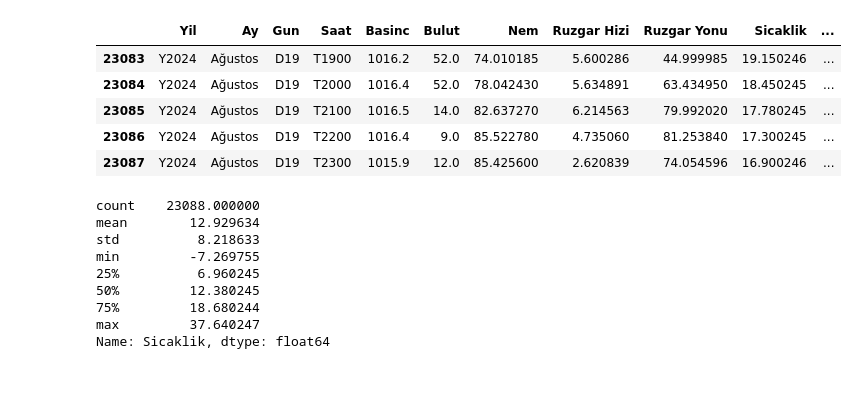
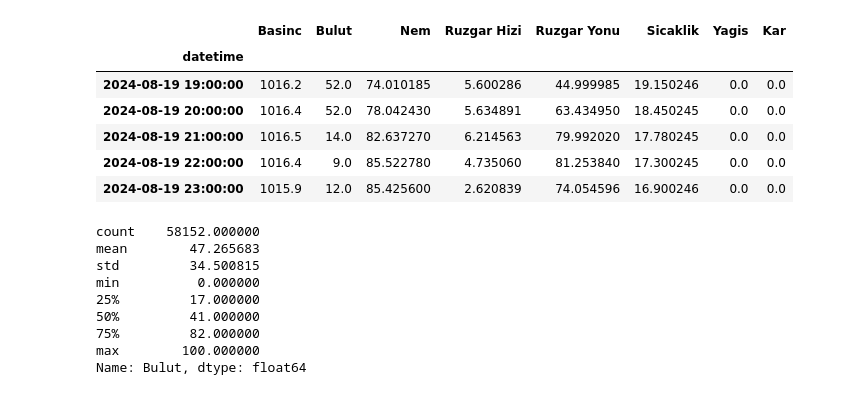
Before and after one commit to ardahanaytan/Hava-Durumu-Tahmini, a Jupyter notebook: notebooks/data_analysis.ipynb, the cells around one changed output. Saved outputs shown, nothing was run; the diff lists cells and outputs as text; code cells hidden in the pictures.

```diff
--- a/notebooks/data_analysis.ipynb
+++ b/notebooks/data_analysis.ipynb
@@ -1,42 +1,57 @@
 # %%
 import pandas as pd
 import seaborn as sns
+import matplotlib.pyplot as plt
 
 df_basinc = pd.read_csv('/Users/ardahanaytan/Desktop/STAJ/Hava Durumu Tahmin Projesi/data/weather_datas/basinc.csv')
 df_bulut = pd.read_csv('/Users/ardahanaytan/Desktop/STAJ/Hava Durumu Tahmin Projesi/data/weather_datas/bulut.csv')
 df_nem = pd.read_csv('/Users/ardahanaytan/Desktop/STAJ/Hava Durumu Tahmin Projesi/data/weather_datas/nem.csv')
 df_ruzgar = pd.read_csv('/Users/ardahanaytan/Desktop/STAJ/Hava Durumu Tahmin Projesi/data/weather_datas/ruzgar_hizi_yonu.csv')
 df_sicaklik = pd.read_csv('/Users/ardahanaytan/Desktop/STAJ/Hava Durumu Tahmin Projesi/data/weather_datas/sicaklik.csv')
 df_yagmur = pd.read_csv('/Users/ardahanaytan/Desktop/STAJ/Hava Durumu Tahmin Projesi/data/weather_datas/yagmur.csv')
 df_kar = pd.read_csv('/Users/ardahanaytan/Desktop/STAJ/Hava Durumu Tahmin Projesi/data/weather_datas/kar.csv')
 
 ctable = ['Basinc','Bulut','Nem','Ruzgar Hizi','Ruzgar Yonu','Sicaklik','Yagis','Kar']
 tables = [df_nem, df_ruzgar, df_sicaklik, df_yagmur, df_kar]
 real_df = pd.merge(df_basinc, df_bulut, on = ['Yil', 'Ay', 'Gun', 'Saat'])
 
 for i in tables:
     real_df = pd.merge(real_df, i, on = ['Yil', 'Ay', 'Gun', 'Saat'])
 
 df = real_df.copy()
 df = df.dropna()
+df['Yil'] = df['Yil'].str[1:].astype(int)
+df['Ay'] = df['Ay'].map({
+    'Ocak': 1, 'Şubat': 2, 'Mart': 3, 'Nisan': 4, 'Mayıs': 5, 'Haziran': 6,
+    'Temmuz': 7, 'Ağustos': 8, 'Eylül': 9, 'Ekim': 10, 'Kasım': 11, 'Aralık': 12
+})
+df['Gun'] = df['Gun'].str[1:].astype(int)
+df['Saat'] = df['Saat'].str[1:].str[:2].astype(int)
+
+df['datetime'] = pd.to_datetime(df[['Yil', 'Ay', 'Gun']].astype(str).agg('-'.join, axis=1) + ' ' +
+                                df['Saat'].astype(str), format='%Y-%m-%d %H')
+df.set_index('datetime', inplace=True)
+df.drop(columns=['Yil', 'Ay', 'Gun', 'Saat'], inplace=True)
+df.columns = ctable
 
 df.tail()
 # %% [output]
-|  | Yil | Ay | Gun | Saat | Basinc | Bulut | Nem | Ruzgar Hizi | Ruzgar Yonu | Sicaklik | ... |
-| 23083 | Y2024 | Ağustos | D19 | T1900 | 1016.2 | 52.0 | 74.010185 | 5.600286 | 44.999985 | 19.150246 | ... |
-| 23084 | Y2024 | Ağustos | D19 | T2000 | 1016.4 | 52.0 | 78.042430 | 5.634891 | 63.434950 | 18.450245 | ... |
-| 23085 | Y2024 | Ağustos | D19 | T2100 | 1016.5 | 14.0 | 82.637270 | 6.214563 | 79.992020 | 17.780245 | ... |
-| 23086 | Y2024 | Ağustos | D19 | T2200 | 1016.4 | 9.0 | 85.522780 | 4.735060 | 81.253840 | 17.300245 | ... |
-| 23087 | Y2024 | Ağustos | D19 | T2300 | 1015.9 | 12.0 | 85.425600 | 2.620839 | 74.054596 | 16.900246 | ... |
+|  | Basinc | Bulut | Nem | Ruzgar Hizi | Ruzgar Yonu | Sicaklik | Yagis | Kar |
+| datetime |  |  |  |  |  |  |  |  |
+| 2024-08-19 19:00:00 | 1016.2 | 52.0 | 74.010185 | 5.600286 | 44.999985 | 19.150246 | 0.0 | 0.0 |
+| 2024-08-19 20:00:00 | 1016.4 | 52.0 | 78.042430 | 5.634891 | 63.434950 | 18.450245 | 0.0 | 0.0 |
+| 2024-08-19 21:00:00 | 1016.5 | 14.0 | 82.637270 | 6.214563 | 79.992020 | 17.780245 | 0.0 | 0.0 |
+| 2024-08-19 22:00:00 | 1016.4 | 9.0 | 85.522780 | 4.735060 | 81.253840 | 17.300245 | 0.0 | 0.0 |
+| 2024-08-19 23:00:00 | 1015.9 | 12.0 | 85.425600 | 2.620839 | 74.054596 | 16.900246 | 0.0 | 0.0 |
 # %%
-df['Sicaklik'].describe()
+df['Bulut'].describe()
 # %% [output]
-count    23088.000000
-mean        12.929634
-std          8.218633
-min         -7.269755
-25%          6.960245
-50%         12.380245
-75%         18.680244
-max         37.640247
-Name: Sicaklik, dtype: float64
+count    58152.000000
+mean        47.265683
+std         34.500815
+min          0.000000
+25%         17.000000
+50%         41.000000
+75%         82.000000
+max        100.000000
+Name: Bulut, dtype: float64
```
Also changed, not shown: parts of 30 cells of this notebook, 16 other files.
